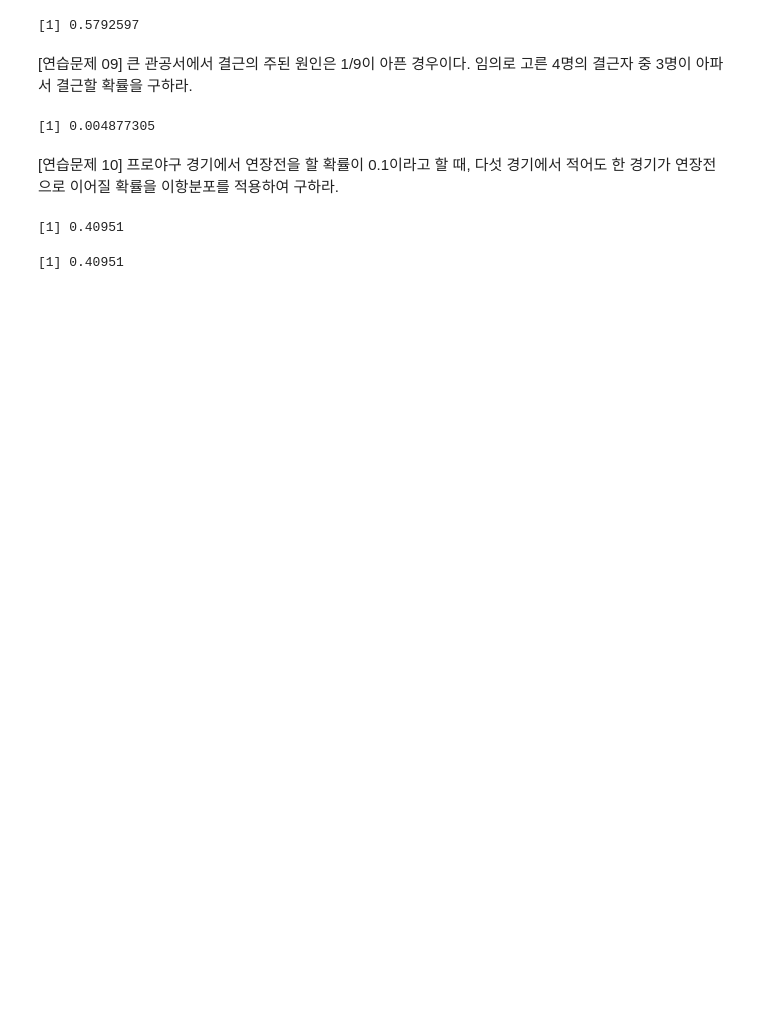
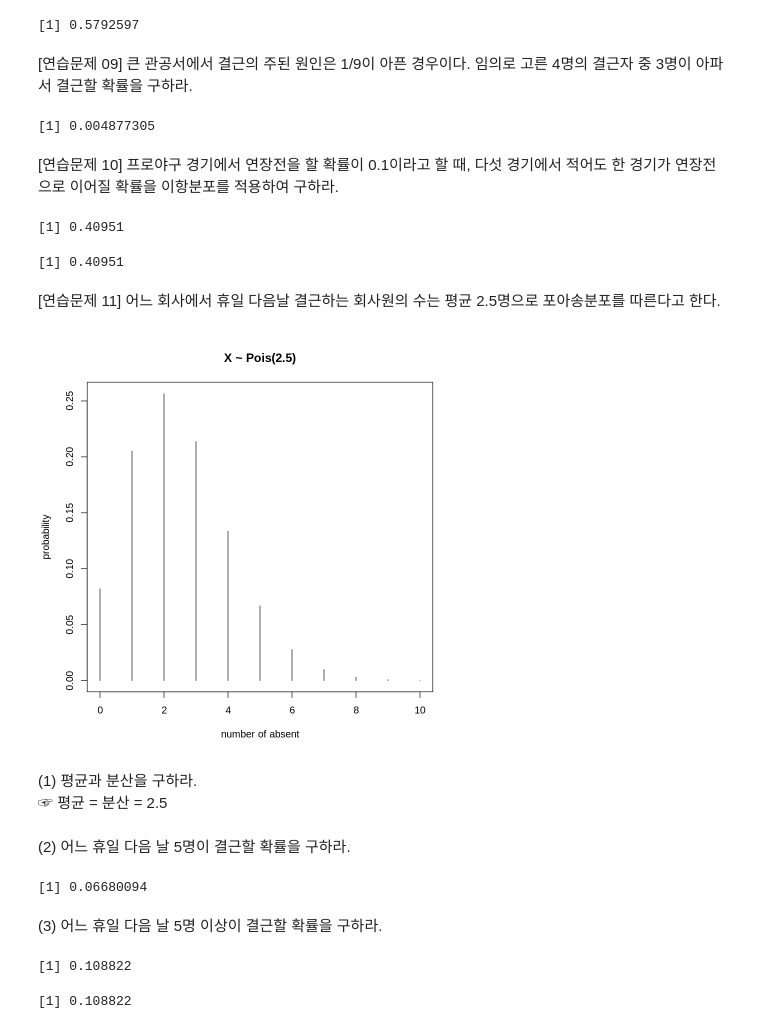
Before and after one commit to barkle2/KNOU, a Jupyter notebook: [3-1]통계학개론/제4장_확률분포와_표본분포.ipynb, the cells around one changed output. Saved outputs shown, nothing was run; the diff lists cells and outputs as text; code cells hidden in the pictures; blank space fills up the shorter version.

```diff
--- a/[3-1]통계학개론/제4장_확률분포와_표본분포.ipynb
+++ b/[3-1]통계학개론/제4장_확률분포와_표본분포.ipynb
@@ -317,3 +317,29 @@ pbinom(0, 5, 0.1, lower.tail=FALSE)
 # %% [output]
 [1] 0.40951
 [1] 0.40951
+# %% [markdown]
+[연습문제 11] 어느 회사에서 휴일 다음날 결근하는 회사원의 수는 평균 2.5명으로 포아송분포를 따른다고 한다.
+# %%
+y <- dpois(0:10, 2.5)
+plot(0:10, y, type='h', ylab='probability', xlab='number of absent', main=c('X ~ Pois(2.5)'))
+# %% [output]
+[figure, added]
+# %% [markdown]
+(1) 평균과 분산을 구하라.
+☞ 평균 = 분산 = 2.5
+# %% [markdown]
+(2) 어느 휴일 다음 날 5명이 결근할 확률을 구하라.
+# %%
+# dpois: 포아송분포의 확률값
+dpois(5, 2.5)
+# %% [output]
+[1] 0.06680094
+# %% [markdown]
+(3) 어느 휴일 다음 날 5명 이상이 결근할 확률을 구하라.
+# %%
+# ppois: 포아송분포의 누적확률값
+1-ppois(4, 2.5)
+ppois(4, 2.5, lower.tail=FALSE)
+# %% [output]
+[1] 0.108822
+[1] 0.108822
```
Also changed, not shown: parts of 4 cells of this notebook.
